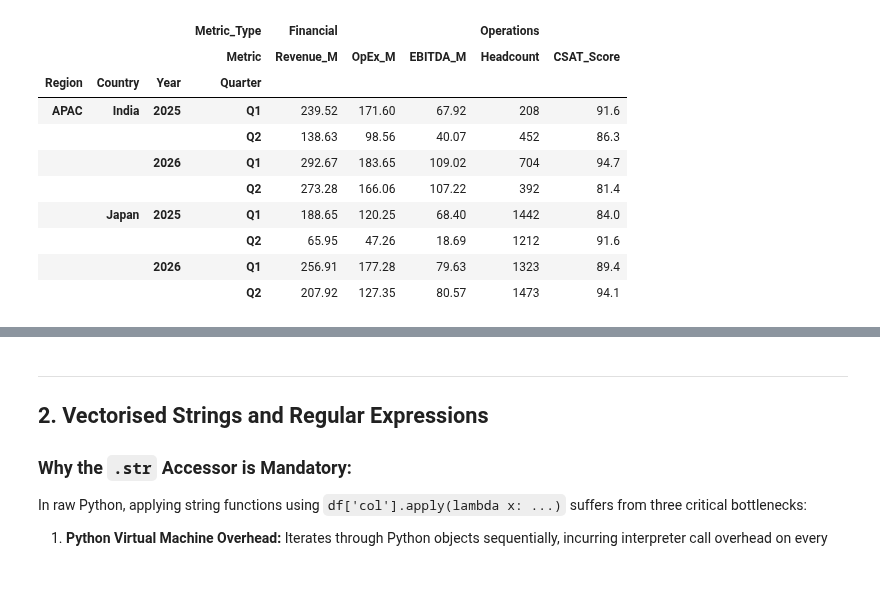
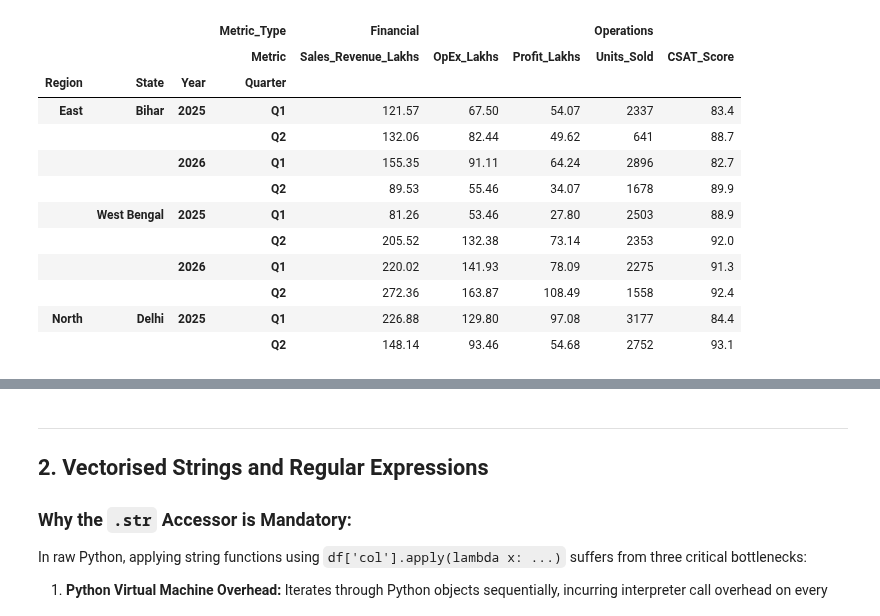
Before and after one commit to Abiads/CDAC-Data-Analytics, a Jupyter notebook: Day9/data_wrangling/01_data_wrangling.ipynb, the cells around one changed output, grey strips where cells are left out. Drawn from its saved outputs; the diff is of its cells as text; code cells hidden in the pictures; blank space fills up the shorter version.

```diff
--- a/Day9/data_wrangling/01_data_wrangling.ipynb
+++ b/Day9/data_wrangling/01_data_wrangling.ipynb
@@ -77,38 +79,39 @@ pd.set_option('display.max_columns', 15)
 pd.set_option('display.width', 1000)
 
 print("=" * 80)
-print("MODULE 1.1: CONSTRUCTING MULTIINDEX (ROWS & COLUMNS)")
+print("MODULE 1.1: CONSTRUCTING MULTIINDEX (REGIONAL SALES: NORTH REGION FOCUS)")
 print("=" * 80)
 
-# 1. Define MultiIndex Levels for Global Enterprise Sales Data
-regions = ['North America', 'EMEA', 'APAC']
-countries_map = {
-    'North America': ['USA', 'Canada'],
-    'EMEA': ['Germany', 'UK'],
-    'APAC': ['Japan', 'India']
+# 1. Define MultiIndex Levels for Regional Sales Performance
+regions = ['North', 'South', 'West', 'East']
+states_map = {
+    'North': ['Delhi', 'Punjab', 'UP'],
+    'South': ['Karnataka', 'Tamil Nadu'],
+    'West': ['Maharashtra', 'Gujarat'],
+    'East': ['West Bengal', 'Bihar']
 }
 years = [2025, 2026]
 quarters = ['Q1', 'Q2']
 
-# Build row tuples matching realistic geographical hierarchy
+# Build row tuples matching realistic sales territory hierarchy
 row_tuples = []
-for region, countries in countries_map.items():
-    for country in countries:
+for region, states in states_map.items():
+    for state in states:
         for year in years:
             for q in quarters:
-                row_tuples.append((region, country, year, q))
+                row_tuples.append((region, state, year, q))
 
 row_index = pd.MultiIndex.from_tuples(
     row_tuples,
-    names=['Region', 'Country', 'Year', 'Quarter']
+    names=['Region', 'State', 'Year', 'Quarter']
 )
 
 # 2. Define Multi-Level Hierarchical Columns (Categories -> Specific Metrics)
 col_tuples = [
-    ('Financial', 'Revenue_M'),
-    ('Financial', 'OpEx_M'),
-    ('Financial', 'EBITDA_M'),
-    ('Operations', 'Headcount'),
+    ('Financial', 'Sales_Revenue_Lakhs'),
+    ('Financial', 'OpEx_Lakhs'),
+    ('Financial', 'Profit_Lakhs'),
+    ('Operations', 'Units_Sold'),
     ('Operations', 'CSAT_Score')
 ]
 
@@ -117,28 +120,27 @@ col_index = pd.MultiIndex.from_tuples(
     names=['Metric_Type', 'Metric']
 )
 
-# 3. Generate Realistic Corporate Data Matrix
+# 3. Generate Realistic Regional Sales Data Matrix
 n_rows = len(row_index)
-revenue = np.round(rng.uniform(50.0, 300.0, size=n_rows), 2)
-opex = np.round(revenue * rng.uniform(0.55, 0.75, size=n_rows), 2)
-ebitda = np.round(revenue - opex, 2)
-headcount = rng.integers(120, 2500, size=n_rows)
-csat = np.round(rng.uniform(78.0, 98.5, size=n_rows), 1)
+revenue = np.round(rng.uniform(45.0, 280.0, size=n_rows), 2)
+opex = np.round(revenue * rng.uniform(0.55, 0.72, size=n_rows), 2)
+profit = np.round(revenue - opex, 2)
+units_sold = rng.integers(150, 3200, size=n_rows)
+csat = np.round(rng.uniform(82.0, 98.0, size=n_rows), 1)
 
-data_matrix = np.column_stack([revenue, opex, ebitda, headcount, csat])
+data_matrix = np.column_stack([revenue, opex, profit, units_sold, csat])
 
-# Instantiate Hierarchical DataFrame
-df_enterprise = pd.DataFrame(data_matrix, index=row_index, columns=col_index)
-# Ensure operations headcount is integer-represented
-df_enterprise[('Operations', 'Headcount')] = df_enterprise[('Operations', 'Headcount')].astype(int)
+# Instantiate Hierarchical Sales DataFrame
+df_sales = pd.DataFrame(data_matrix, index=row_index, columns=col_index)
+df_sales[('Operations', 'Units_Sold')] = df_sales[('Operations', 'Units_Sold')].astype(int)
 
 # Sort the MultiIndex for optimal slicing performance
-df_enterprise.sort_index(inplace=True)
+df_sales.sort_index(inplace=True)
 
-print(f"Hierarchical DataFrame Shape: {df_enterprise.shape}")
-print(f"Row Index Levels ({df_enterprise.index.nlevels}): {df_enterprise.index.names}")
-print(f"Column Index Levels ({df_enterprise.columns.nlevels}): {df_enterprise.columns.names}")
-print("\nFirst 8 Rows of Hierarchical Enterprise DataFrame:")
-display(df_enterprise.head(8))
+print(f"Hierarchical Sales DataFrame Shape: {df_sales.shape}")
+print(f"Row Index Levels ({df_sales.index.nlevels}): {df_sales.index.names}")
+print(f"Column Index Levels ({df_sales.columns.nlevels}): {df_sales.columns.names}")
+print("\nFirst 10 Rows of Regional Sales DataFrame (Showing North Region at Top):")
+display(df_sales.head(10))
 # %% [output]
 ================================================================================
@@ -152,12 +154,14 @@ First 8 Rows of Hierarchical Enterprise DataFrame:
 |  |  |  | Metric_Type | Financial |  |  | Operations |  |
-|  |  |  | Metric | Revenue_M | OpEx_M | EBITDA_M | Headcount | CSAT_Score |
-| Region | Country | Year | Quarter |  |  |  |  |  |
-| APAC | India | 2025 | Q1 | 239.52 | 171.60 | 67.92 | 208 | 91.6 |
-|  |  |  | Q2 | 138.63 | 98.56 | 40.07 | 452 | 86.3 |
-|  |  | 2026 | Q1 | 292.67 | 183.65 | 109.02 | 704 | 94.7 |
-|  |  |  | Q2 | 273.28 | 166.06 | 107.22 | 392 | 81.4 |
-|  | Japan | 2025 | Q1 | 188.65 | 120.25 | 68.40 | 1442 | 84.0 |
-|  |  |  | Q2 | 65.95 | 47.26 | 18.69 | 1212 | 91.6 |
-|  |  | 2026 | Q1 | 256.91 | 177.28 | 79.63 | 1323 | 89.4 |
-|  |  |  | Q2 | 207.92 | 127.35 | 80.57 | 1473 | 94.1 |
+|  |  |  | Metric | Sales_Revenue_Lakhs | OpEx_Lakhs | Profit_Lakhs | Units_Sold | CSAT_Score |
+| Region | State | Year | Quarter |  |  |  |  |  |
+| East | Bihar | 2025 | Q1 | 121.57 | 67.50 | 54.07 | 2337 | 83.4 |
+|  |  |  | Q2 | 132.06 | 82.44 | 49.62 | 641 | 88.7 |
+|  |  | 2026 | Q1 | 155.35 | 91.11 | 64.24 | 2896 | 82.7 |
+|  |  |  | Q2 | 89.53 | 55.46 | 34.07 | 1678 | 89.9 |
+|  | West Bengal | 2025 | Q1 | 81.26 | 53.46 | 27.80 | 2503 | 88.9 |
+|  |  |  | Q2 | 205.52 | 132.38 | 73.14 | 2353 | 92.0 |
+|  |  | 2026 | Q1 | 220.02 | 141.93 | 78.09 | 2275 | 91.3 |
+|  |  |  | Q2 | 272.36 | 163.87 | 108.49 | 1558 | 92.4 |
+| North | Delhi | 2025 | Q1 | 226.88 | 129.80 | 97.08 | 3177 | 84.4 |
+|  |  |  | Q2 | 148.14 | 93.46 | 54.68 | 2752 | 93.1 |
 # %% [markdown]
```
Also changed, not shown: parts of 46 cells of this notebook, 1 other file.
